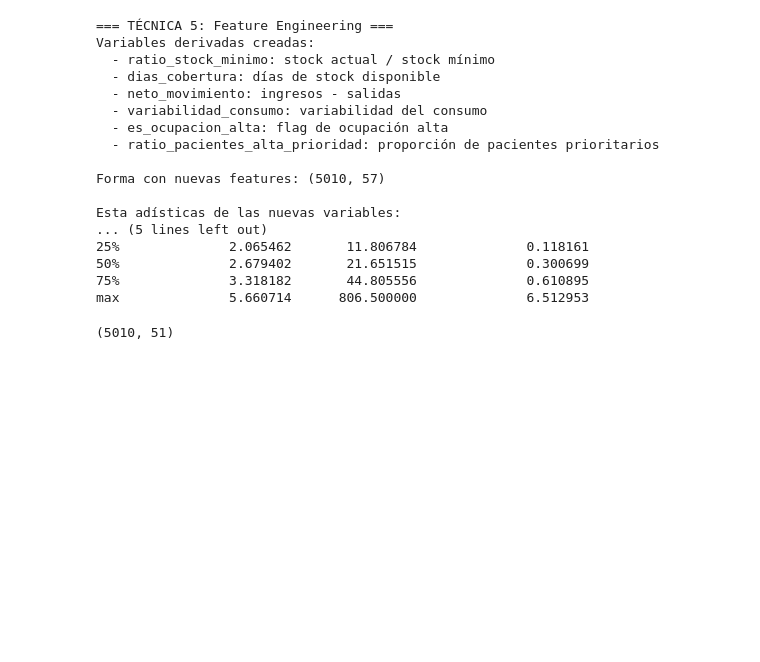
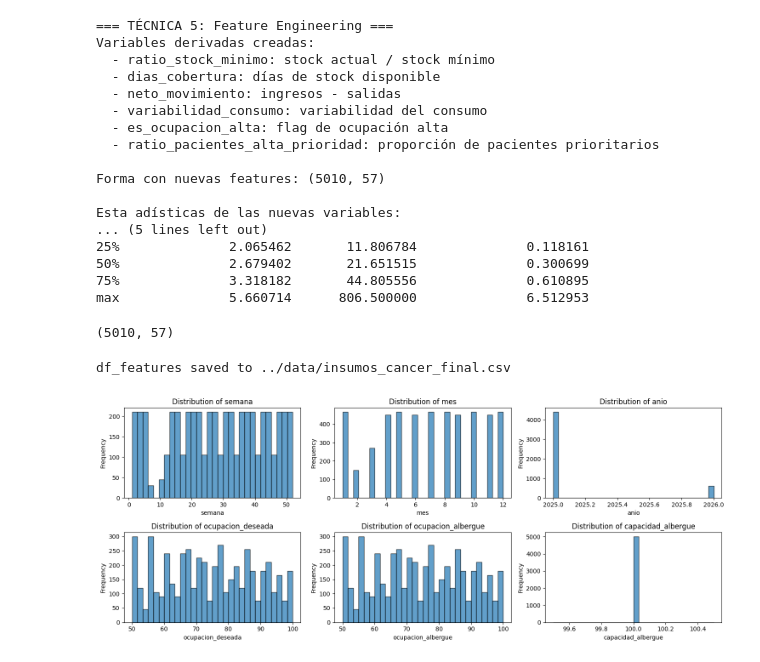
Before and after one commit to Machiz/Aldimi-Project, a Jupyter notebook: notebooks/EDA.ipynb, the cells around one changed output. Saved outputs shown, nothing was run; the diff lists cells and outputs as text; code cells hidden in the pictures; blank space fills up the shorter version.

Commit message:
data updates gastric topic

```diff
--- a/notebooks/EDA.ipynb
+++ b/notebooks/EDA.ipynb
@@ -4,7 +4,7 @@ import numpy as np
 import seaborn as sns
 import matplotlib.pyplot as plt
 # %%
-df = pd.read_csv('demanda_stock_insumos_cancer_gastrico_sintetico.csv')
+df = pd.read_csv('../data/demanda_stock_insumos_cancer_gastrico_sintetico.csv')
 # %%
 df.describe()
 # %% [output]
@@ -79,6 +79,8 @@ df.duplicated()
 Length: 5010, dtype: bool
 # %%
 # IQR outlier detection for all numeric columns
+
+numeric_df = df.select_dtypes(include=[np.number]).copy()
 
 outlier_summary = []
 
@@ -287,6 +289,27 @@ Esta adísticas de las nuevas variables:
 75%              3.318182       44.805556              0.610895
 max              5.660714      806.500000              6.512953
 # %%
-df.shape
+df_features.shape
 # %% [output]
-(5010, 51)
+(5010, 57)
+# %%
+# Save df_features to CSV
+output_path = '../data/insumos_cancer_final.csv'
+df_features.to_csv(output_path, index=False)
+print(f'df_features saved to {output_path}')
+# %% [output]
+df_features saved to ../data/insumos_cancer_final.csv
+# %%
+# EDA Graphic 1: Distribution of Numeric Columns
+plt.figure(figsize=(15, 6))
+numeric_cols = df.select_dtypes(include=[np.number]).columns
+for i, col in enumerate(numeric_cols[:6], 1):
+    plt.subplot(2, 3, i)
+    plt.hist(df[col], bins=30, edgecolor='black', alpha=0.7)
+    plt.title(f'Distribution of {col}')
+    plt.xlabel(col)
+    plt.ylabel('Frequency')
+plt.tight_layout()
+plt.show()
+# %% [output]
+[figure, added]
```
Also changed, not shown: parts of 5 cells of this notebook, 1 other file.
